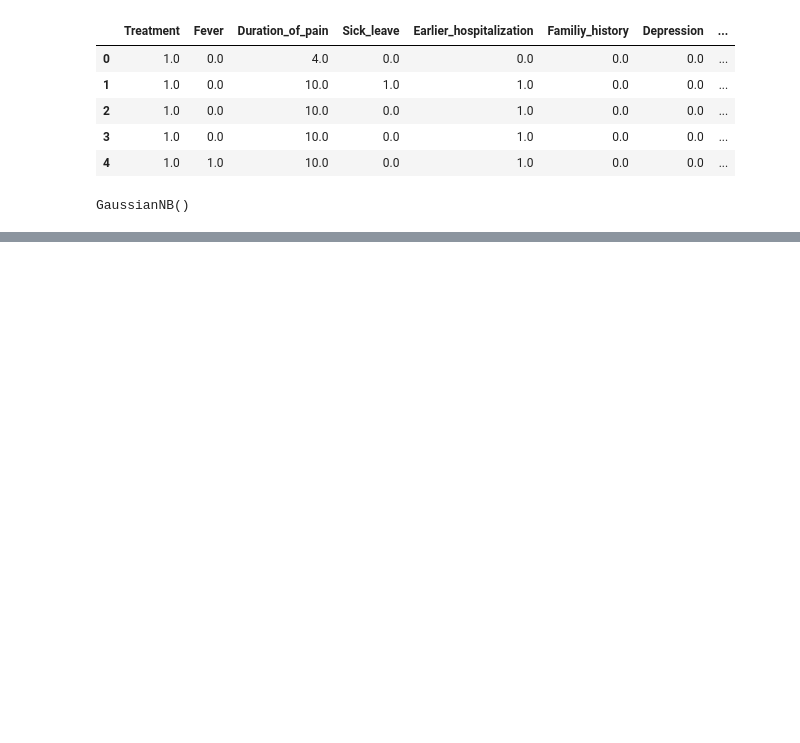
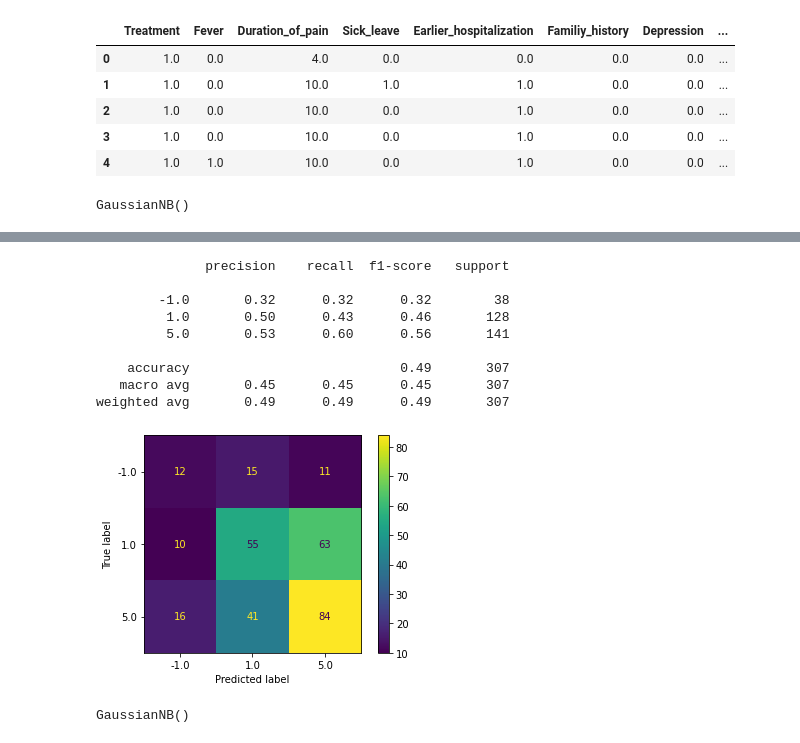
Before and after one commit to WALEX2000/DataScience-Project, a Jupyter notebook: src/naivebayes.ipynb, the cells around one changed output, grey strips where cells are left out. Cells and saved outputs as stored; diff of their text form; code cells hidden in the pictures; blank space fills up the shorter version.

```diff
--- a/src/naivebayes.ipynb
+++ b/src/naivebayes.ipynb
@@ -70,0 +71,30 @@ Out of:
+# %%
+tetsFirstFeatures = tetsFirst.loc[:, tetsFirst.columns != 'Treatment']
+testFirstLabels = tetsFirst['Treatment']
+
+predictionsFirst = naiveBayes1.predict(tetsFirstFeatures)
+print(classification_report(testFirstLabels.values,predictionsFirst))
+
+ConfusionMatrixDisplay.from_predictions(testFirstLabels.values,predictionsFirst)
+plt.show()
+# %% [output]
+              precision    recall  f1-score   support
+
+        -1.0       0.32      0.32      0.32        38
+         1.0       0.50      0.43      0.46       128
+         5.0       0.53      0.60      0.56       141
+
+    accuracy                           0.49       307
+   macro avg       0.45      0.45      0.45       307
+weighted avg       0.49      0.49      0.49       307
+[figure, added]
+# %%
+# Do 2 Naive Bayes instead of just one
+naiveBayes2 = GaussianNB() #classify between 2 and 3
+
+trainingSecond = trainingSet.loc[(trainingSet['Treatment'] == 2) | (trainingSet['Treatment'] == 3)]
+tetsSecond = testSet.loc[(testSet['Treatment'] == 2) | (testSet['Treatment'] == 3)]
+
+naiveBayes2.fit(trainingSecond.loc[:, trainingSecond.columns != 'Treatment'], trainingSecond['Treatment'])
+# %% [output]
+GaussianNB()
```
Also changed, not shown: parts of 8 cells of this notebook, 1 other file.
